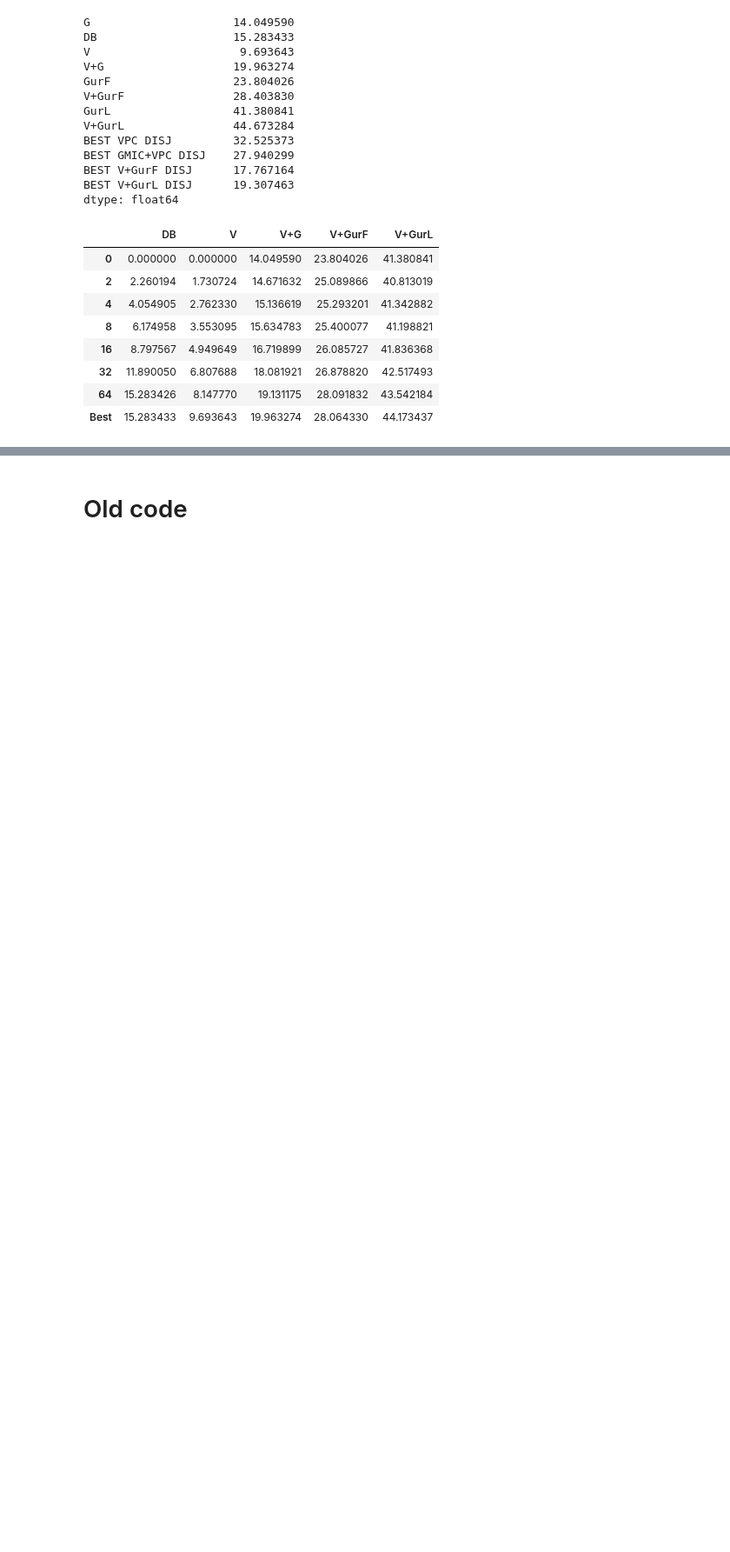
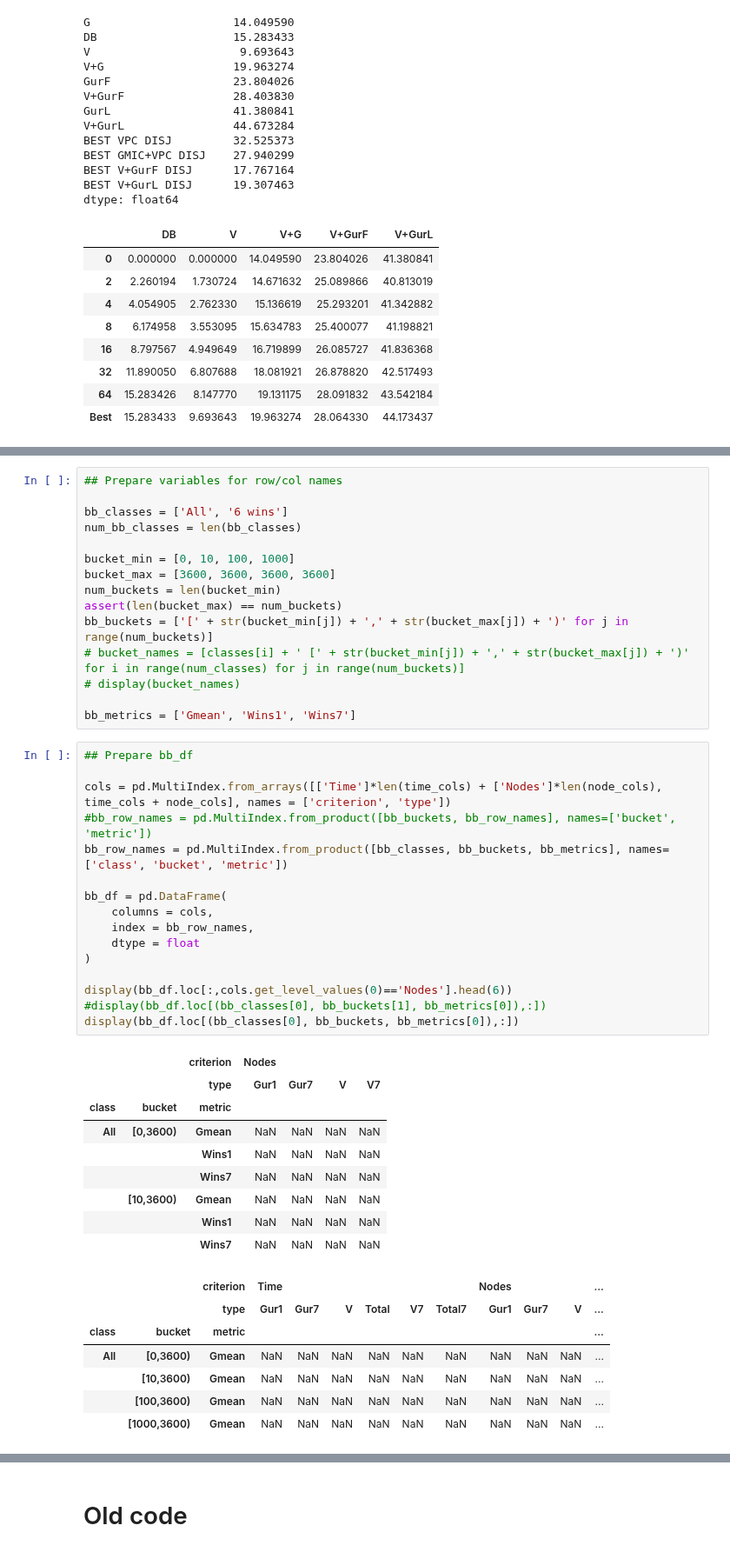
Before and after one commit to akazachk/vpc, a Jupyter notebook: plots/plots.ipynb, the cells around one changed output, grey strips where cells are left out. Shown at 87% size. Saved outputs shown, nothing was run; the diff lists cells and outputs as text; blank space fills up the shorter version.

```diff
--- a/plots/plots.ipynb
+++ b/plots/plots.ipynb
@@ -931,0 +1253,48 @@ Name: REF+V LAST_CUT_PASS % GAP CLOSED, dtype: float64
+# %%
+## Prepare variables for row/col names
+
+bb_classes = ['All', '6 wins']
+num_bb_classes = len(bb_classes)
+
+bucket_min = [0, 10, 100, 1000]
+bucket_max = [3600, 3600, 3600, 3600]
+num_buckets = len(bucket_min)
+assert(len(bucket_max) == num_buckets)
+bb_buckets = ['[' + str(bucket_min[j]) + ',' + str(bucket_max[j]) + ')' for j in range(num_buckets)]
+# bucket_names = [classes[i] + ' [' + str(bucket_min[j]) + ',' + str(bucket_max[j]) + ')' for i in range(num_classes) for j in range(num_buckets)]
+# display(bucket_names)
+
+bb_metrics = ['Gmean', 'Wins1', 'Wins7']
+# %%
+## Prepare bb_df
+
+cols = pd.MultiIndex.from_arrays([['Time']*len(time_cols) + ['Nodes']*len(node_cols), time_cols + node_cols], names = ['criterion', 'type'])
+#bb_row_names = pd.MultiIndex.from_product([bb_buckets, bb_row_names], names=['bucket', 'metric'])
+bb_row_names = pd.MultiIndex.from_product([bb_classes, bb_buckets, bb_metrics], names=['class', 'bucket', 'metric'])
+
+bb_df = pd.DataFrame(
+    columns = cols,
+    index = bb_row_names,
+    dtype = float
+)
+
+display(bb_df.loc[:,cols.get_level_values(0)=='Nodes'].head(6))
+#display(bb_df.loc[(bb_classes[0], bb_buckets[1], bb_metrics[0]),:])
+display(bb_df.loc[(bb_classes[0], bb_buckets, bb_metrics[0]),:])
+# %% [output]
+|  |  | criterion | Nodes |  |  |  |
+|  |  | type | Gur1 | Gur7 | V | V7 |
+| class | bucket | metric |  |  |  |  |
+| All | [0,3600) | Gmean | NaN | NaN | NaN | NaN |
+|  |  | Wins1 | NaN | NaN | NaN | NaN |
+|  |  | Wins7 | NaN | NaN | NaN | NaN |
+|  | [10,3600) | Gmean | NaN | NaN | NaN | NaN |
+|  |  | Wins1 | NaN | NaN | NaN | NaN |
+|  |  | Wins7 | NaN | NaN | NaN | NaN |
+|  |  | criterion | Time |  |  |  |  |  | Nodes |  |  | ... |
+|  |  | type | Gur1 | Gur7 | V | Total | V7 | Total7 | Gur1 | Gur7 | V | ... |
+| class | bucket | metric |  |  |  |  |  |  |  |  |  | ... |
+| All | [0,3600) | Gmean | NaN | NaN | NaN | NaN | NaN | NaN | NaN | NaN | NaN | ... |
+|  | [10,3600) | Gmean | NaN | NaN | NaN | NaN | NaN | NaN | NaN | NaN | NaN | ... |
+|  | [100,3600) | Gmean | NaN | NaN | NaN | NaN | NaN | NaN | NaN | NaN | NaN | ... |
+|  | [1000,3600) | Gmean | NaN | NaN | NaN | NaN | NaN | NaN | NaN | NaN | NaN | ... |
```
Also changed, not shown: parts of 14 cells of this notebook.
